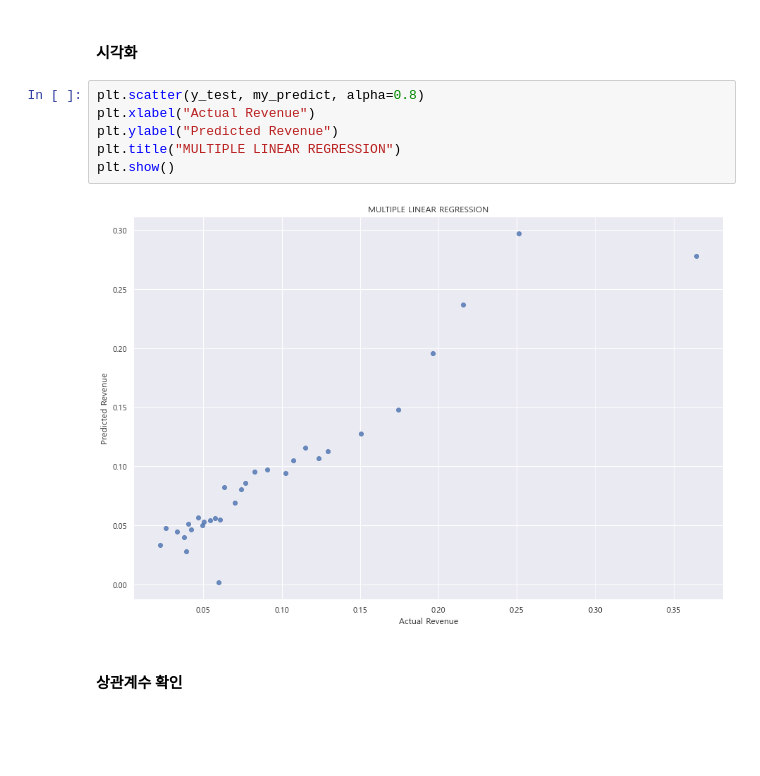
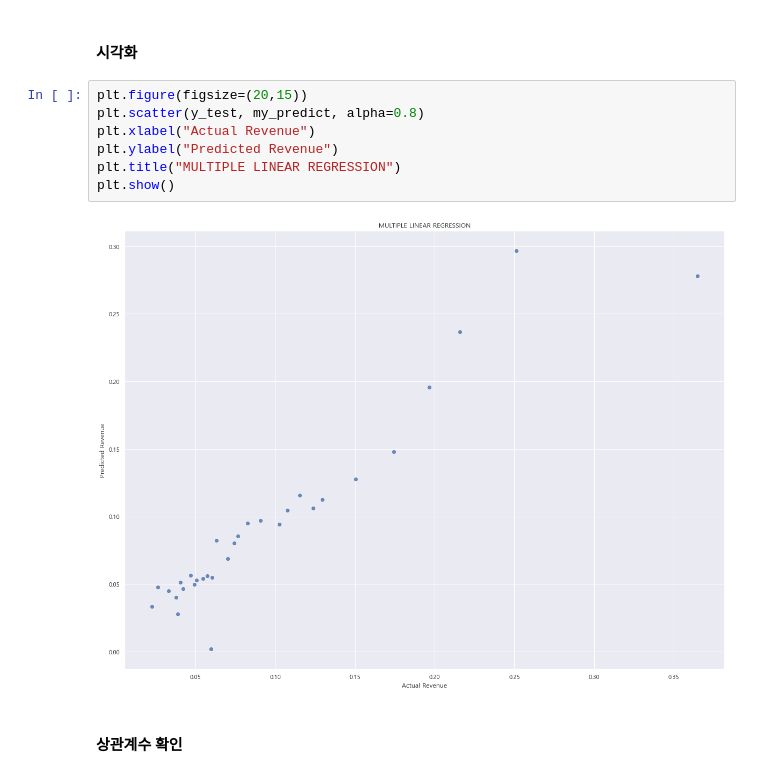
Before and after one commit to Busan-Bigdata-analysis/storage, a Jupyter notebook: analysis/Multiple_LR_renew.ipynb, the cells around one changed output. Cells and saved outputs as stored; diff of their text form; blank space fills up the shorter version.

```diff
--- a/analysis/Multiple_LR_renew.ipynb
+++ b/analysis/Multiple_LR_renew.ipynb
@@ -808,13 +425,14 @@ array([[0.05402726],
 # %% [markdown]
 #### 시각화
 # %%
+plt.figure(figsize=(20,15))
 plt.scatter(y_test, my_predict, alpha=0.8)
 plt.xlabel("Actual Revenue")
 plt.ylabel("Predicted Revenue")
 plt.title("MULTIPLE LINEAR REGRESSION")
 plt.show()
 # %% [output]
-[figure, old version]
+[figure, new version]
 # %% [markdown]
 #### 상관계수 확인
 # %%
```
Also changed, not shown: parts of 78 cells of this notebook, 1 other file.
